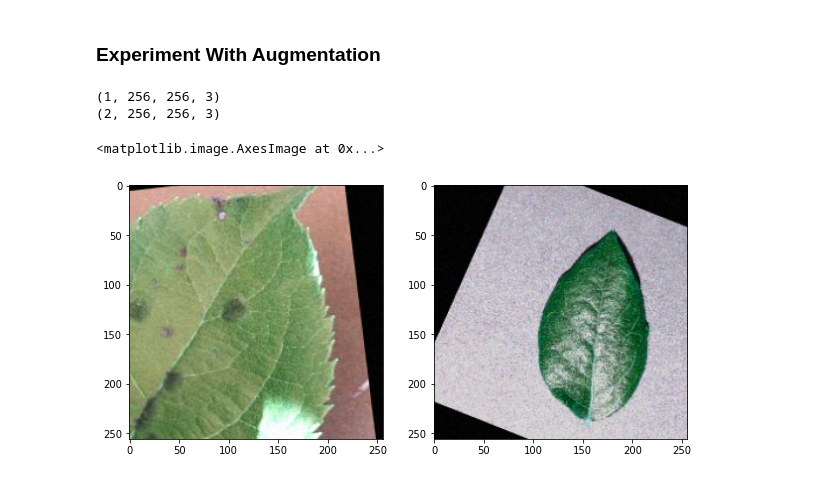
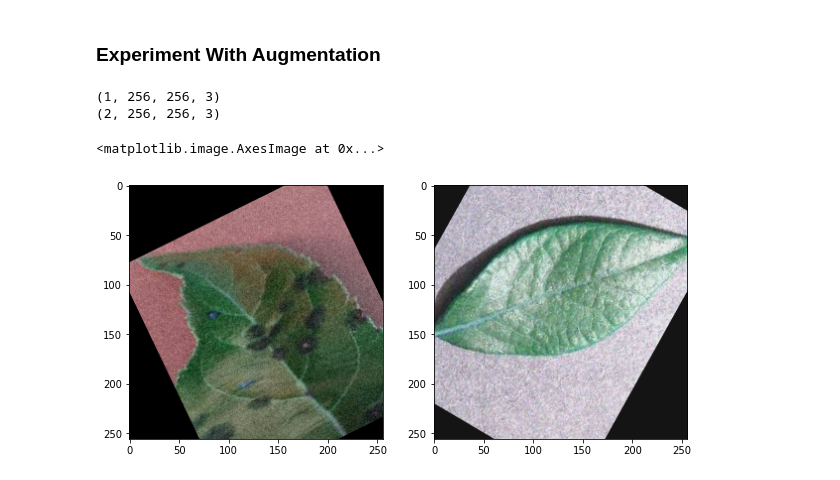
Before and after one commit to wayoutisin/cv, a Jupyter notebook: classification/crop/notebooks/prepare-crop-data.ipynb, the cells around one changed output. Saved outputs shown, nothing was run; the diff lists cells and outputs as text; code cells hidden in the pictures.

```diff
--- a/classification/crop/notebooks/prepare-crop-data.ipynb
+++ b/classification/crop/notebooks/prepare-crop-data.ipynb
@@ -393,24 +393,24 @@ Processing total 34 labels in the data -
 # %%
 # read an image
 import cv2
-x = cv2.imread('./images/balanced/Apple___Apple_scab/01f3deaa-6143-4b6c-9c22-620a46d8be04___FREC_Scab 3112.JPG')
-y = cv2.imread('./images/balanced/Blueberry___healthy/008c85d0-a954-4127-bd26-861dc8a1e6ff___RS_HL 2431.JPG')
+x = cv2.imread('./images/balanced/Apple___Apple_scab/01a66316-0e98-4d3b-a56f-d78752cd043f___FREC_Scab 3003.JPG')
+y = cv2.imread('./images/balanced/Blueberry___healthy/00fee259-67b7-4dd7-8b36-12503bbdba14___RS_HL 2681.JPG')
 x = x[numpy.newaxis,:,:,:]
 y = y[numpy.newaxis,:,:,:]
 z = numpy.concatenate((x, y), axis=0)
 print(x.shape)
 print(z.shape)
 
 # apply augmentation
 z = seq(images = z)
 #print(y)
 
 fig, axes = plt.subplots(figsize = (10,10), ncols=2, nrows=1 )
 # observe results
 axes[0].imshow(z[0])
 axes[1].imshow(z[1])
 # %% [output]
 (1, 256, 256, 3)
 (2, 256, 256, 3)
 <matplotlib.image.AxesImage at 0x...>
-[figure, old version]
+[figure, new version]
```
Also changed, not shown: parts of 2 cells of this notebook, 2 other files.
